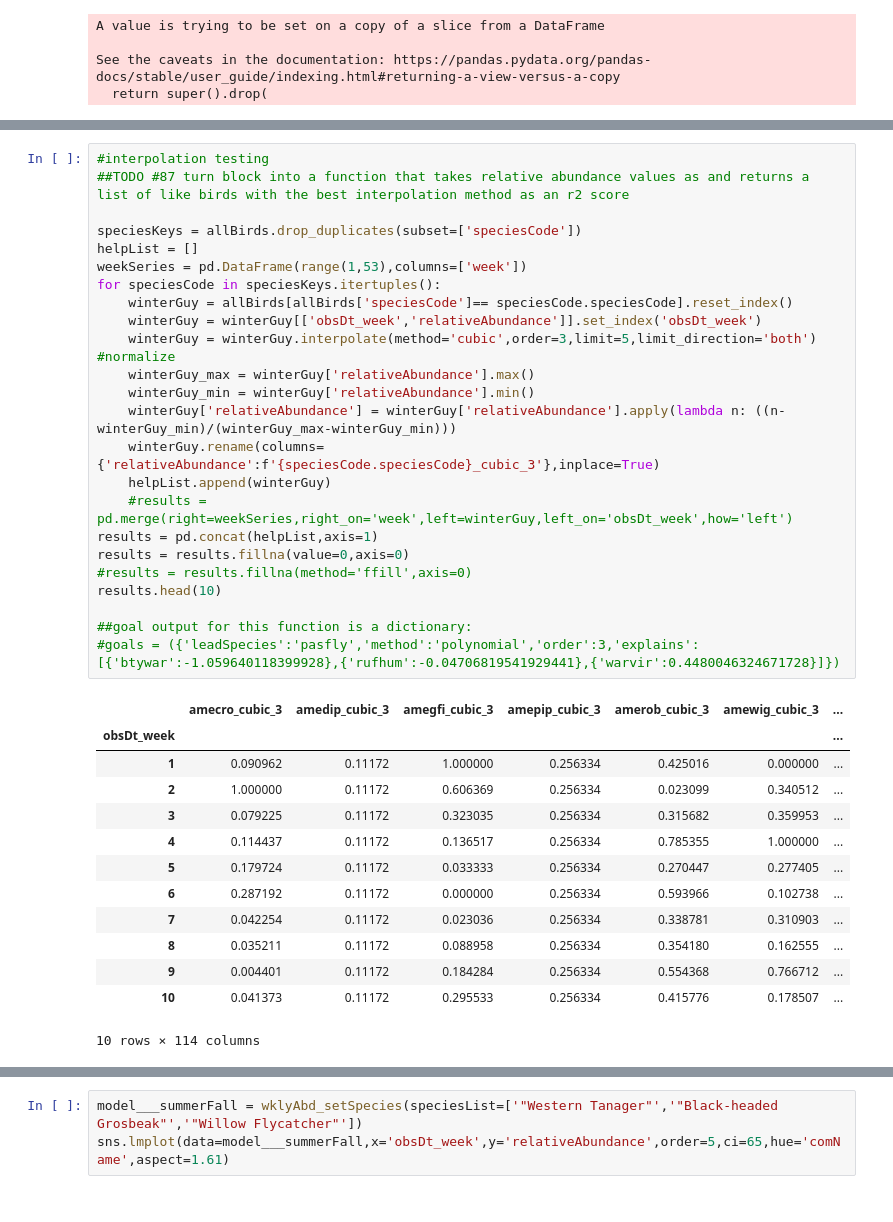
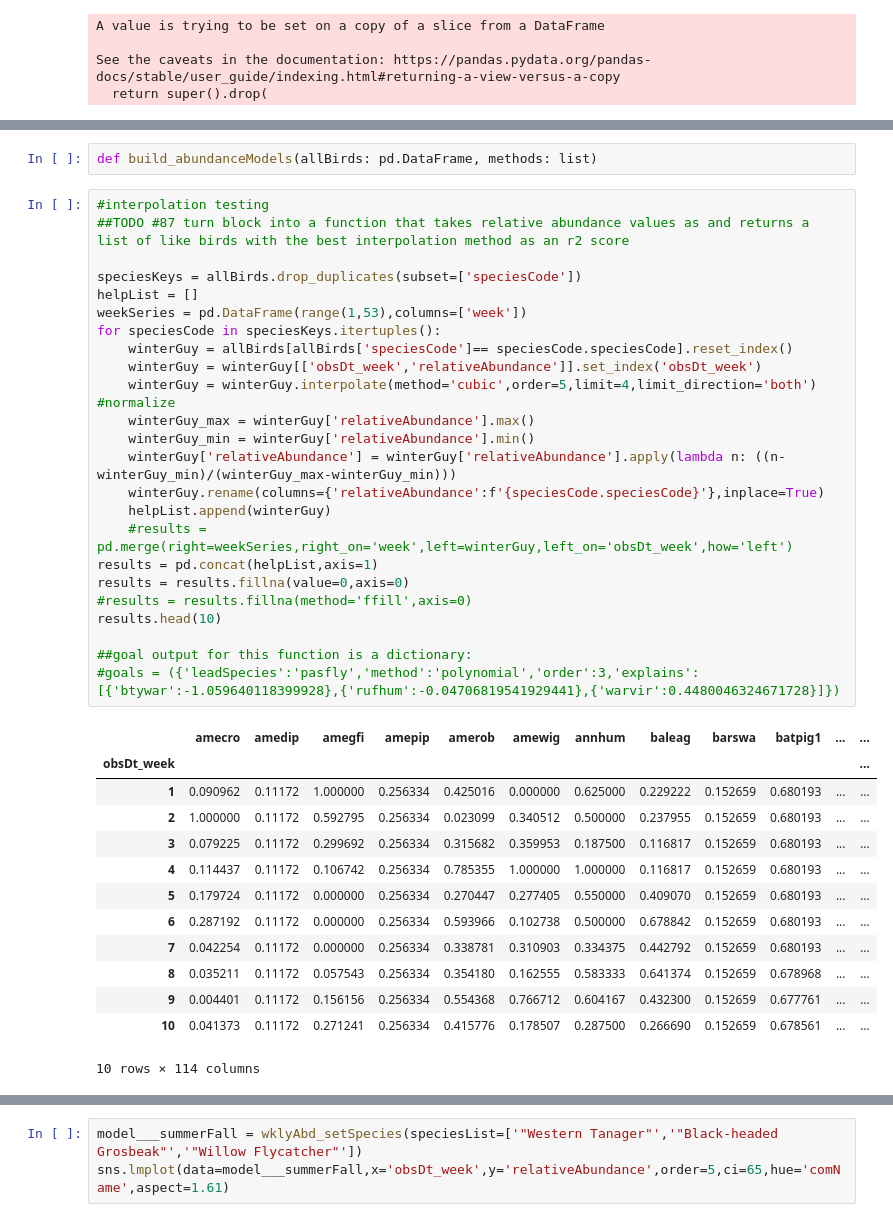
Before and after one commit to Tanag3r/trailheadDirect_birds, a Jupyter notebook: trailheadHabitat_analysis.ipynb, the cells around one changed output, grey strips where cells are left out. Drawn from its saved outputs; the diff is of its cells as text.

```diff
--- a/trailheadHabitat_analysis.ipynb
+++ b/trailheadHabitat_analysis.ipynb
@@ -144,40 +161,42 @@ See the caveats in the documentation: https://pandas.pydata.org/pandas-docs/stab
+# %%
+def build_abundanceModels(allBirds: pd.DataFrame, methods: list)
 # %%
 #interpolation testing
 ##TODO #87 turn block into a function that takes relative abundance values as and returns a list of like birds with the best interpolation method as an r2 score
 
 speciesKeys = allBirds.drop_duplicates(subset=['speciesCode'])
 helpList = []
 weekSeries = pd.DataFrame(range(1,53),columns=['week'])
 for speciesCode in speciesKeys.itertuples():
     winterGuy = allBirds[allBirds['speciesCode']== speciesCode.speciesCode].reset_index()
     winterGuy = winterGuy[['obsDt_week','relativeAbundance']].set_index('obsDt_week')
-    winterGuy = winterGuy.interpolate(method='cubic',order=3,limit=5,limit_direction='both')
+    winterGuy = winterGuy.interpolate(method='cubic',order=5,limit=4,limit_direction='both')
 #normalize
     winterGuy_max = winterGuy['relativeAbundance'].max()
     winterGuy_min = winterGuy['relativeAbundance'].min()
     winterGuy['relativeAbundance'] = winterGuy['relativeAbundance'].apply(lambda n: ((n-winterGuy_min)/(winterGuy_max-winterGuy_min)))
-    winterGuy.rename(columns={'relativeAbundance':f'{speciesCode.speciesCode}_cubic_3'},inplace=True)
+    winterGuy.rename(columns={'relativeAbundance':f'{speciesCode.speciesCode}'},inplace=True)
     helpList.append(winterGuy)
     #results = pd.merge(right=weekSeries,right_on='week',left=winterGuy,left_on='obsDt_week',how='left')
 results = pd.concat(helpList,axis=1)
 results = results.fillna(value=0,axis=0)
 #results = results.fillna(method='ffill',axis=0)
 results.head(10)
 
 ##goal output for this function is a dictionary:
 #goals = ({'leadSpecies':'pasfly','method':'polynomial','order':3,'explains':[{'btywar':-1.059640118399928},{'rufhum':-0.04706819541929441},{'warvir':0.4480046324671728}]})
 # %% [output]
-|  | amecro_cubic_3 | amedip_cubic_3 | amegfi_cubic_3 | amepip_cubic_3 | amerob_cubic_3 | amewig_cubic_3 | ... |
-| obsDt_week |  |  |  |  |  |  | ... |
-| 1 | 0.090962 | 0.11172 | 1.000000 | 0.256334 | 0.425016 | 0.000000 | ... |
-| 2 | 1.000000 | 0.11172 | 0.606369 | 0.256334 | 0.023099 | 0.340512 | ... |
-| 3 | 0.079225 | 0.11172 | 0.323035 | 0.256334 | 0.315682 | 0.359953 | ... |
-| 4 | 0.114437 | 0.11172 | 0.136517 | 0.256334 | 0.785355 | 1.000000 | ... |
-| 5 | 0.179724 | 0.11172 | 0.033333 | 0.256334 | 0.270447 | 0.277405 | ... |
-| 6 | 0.287192 | 0.11172 | 0.000000 | 0.256334 | 0.593966 | 0.102738 | ... |
-| 7 | 0.042254 | 0.11172 | 0.023036 | 0.256334 | 0.338781 | 0.310903 | ... |
-| 8 | 0.035211 | 0.11172 | 0.088958 | 0.256334 | 0.354180 | 0.162555 | ... |
-| 9 | 0.004401 | 0.11172 | 0.184284 | 0.256334 | 0.554368 | 0.766712 | ... |
-| 10 | 0.041373 | 0.11172 | 0.295533 | 0.256334 | 0.415776 | 0.178507 | ... |
+|  | amecro | amedip | amegfi | amepip | amerob | amewig | annhum | baleag | barswa | batpig1 | ... | ... |
+| obsDt_week |  |  |  |  |  |  |  |  |  |  |  | ... |
+| 1 | 0.090962 | 0.11172 | 1.000000 | 0.256334 | 0.425016 | 0.000000 | 0.625000 | 0.229222 | 0.152659 | 0.680193 | ... | ... |
+| 2 | 1.000000 | 0.11172 | 0.592795 | 0.256334 | 0.023099 | 0.340512 | 0.500000 | 0.237955 | 0.152659 | 0.680193 | ... | ... |
+| 3 | 0.079225 | 0.11172 | 0.299692 | 0.256334 | 0.315682 | 0.359953 | 0.187500 | 0.116817 | 0.152659 | 0.680193 | ... | ... |
+| 4 | 0.114437 | 0.11172 | 0.106742 | 0.256334 | 0.785355 | 1.000000 | 1.000000 | 0.116817 | 0.152659 | 0.680193 | ... | ... |
+| 5 | 0.179724 | 0.11172 | 0.000000 | 0.256334 | 0.270447 | 0.277405 | 0.550000 | 0.409070 | 0.152659 | 0.680193 | ... | ... |
+| 6 | 0.287192 | 0.11172 | 0.000000 | 0.256334 | 0.593966 | 0.102738 | 0.500000 | 0.678842 | 0.152659 | 0.680193 | ... | ... |
+| 7 | 0.042254 | 0.11172 | 0.000000 | 0.256334 | 0.338781 | 0.310903 | 0.334375 | 0.442792 | 0.152659 | 0.680193 | ... | ... |
+| 8 | 0.035211 | 0.11172 | 0.057543 | 0.256334 | 0.354180 | 0.162555 | 0.583333 | 0.641374 | 0.152659 | 0.678968 | ... | ... |
+| 9 | 0.004401 | 0.11172 | 0.156156 | 0.256334 | 0.554368 | 0.766712 | 0.604167 | 0.432300 | 0.152659 | 0.677761 | ... | ... |
+| 10 | 0.041373 | 0.11172 | 0.271241 | 0.256334 | 0.415776 | 0.178507 | 0.287500 | 0.266690 | 0.152659 | 0.678561 | ... | ... |
 10 rows × 114 columns
 # %%
```
Also changed, not shown: parts of 11 cells of this notebook.
